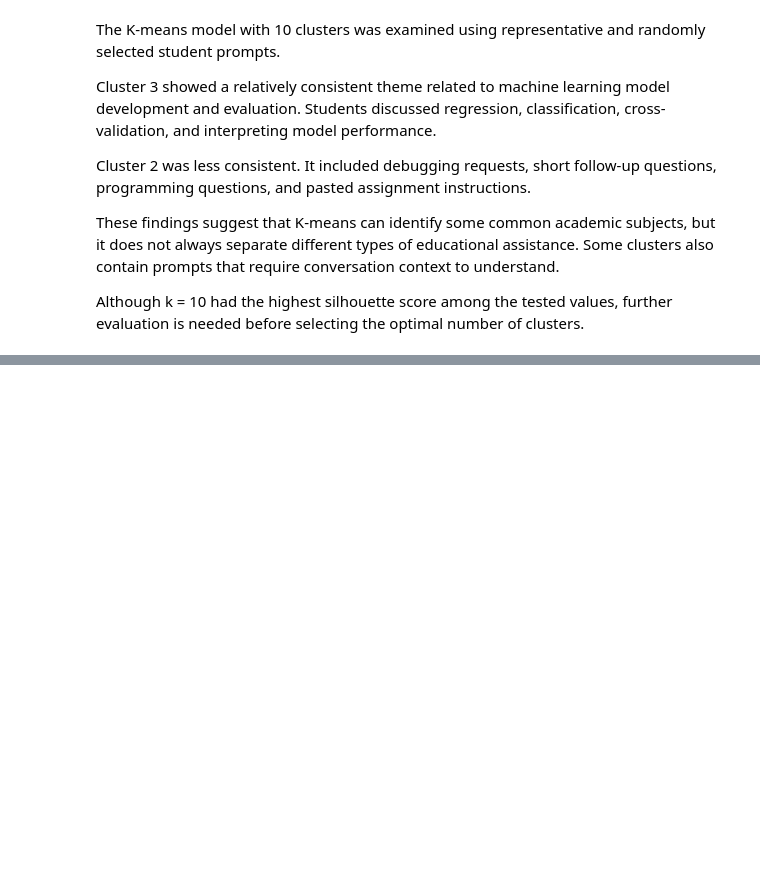
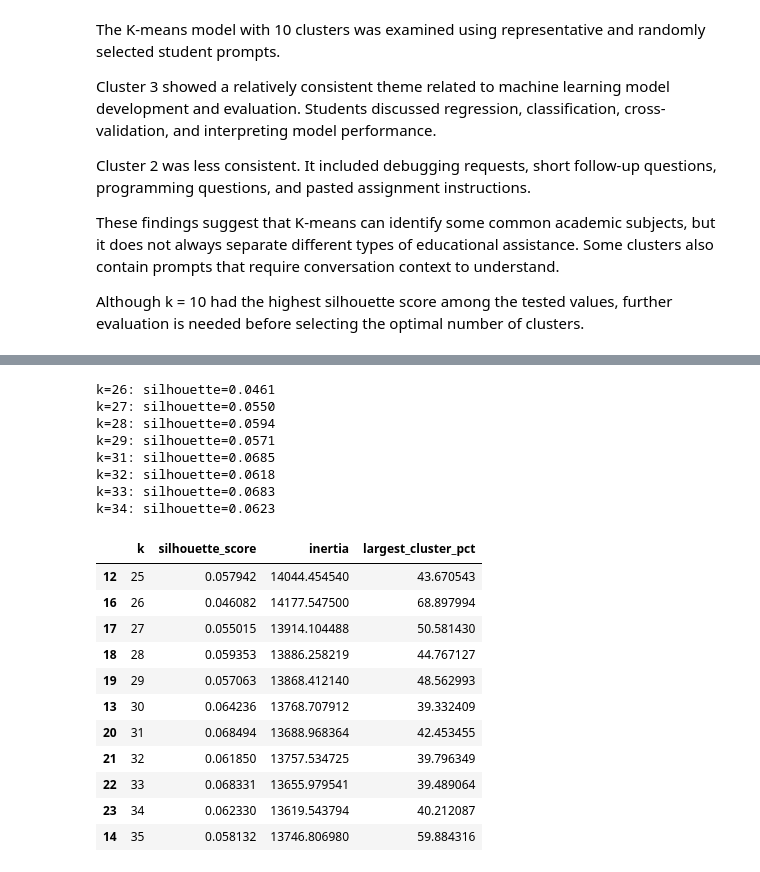
Before and after one commit to papoochu/student-ai-learning-analysis, a Jupyter notebook: notebooks/dataset_exploration.ipynb, the cells around one changed output, grey strips where cells are left out. Saved outputs shown, nothing was run; the diff lists cells and outputs as text; code cells hidden in the pictures; blank space fills up the shorter version.

```diff
--- a/notebooks/dataset_exploration.ipynb
+++ b/notebooks/dataset_exploration.ipynb
@@ -1217,0 +1333,72 @@ Although k = 10 had the highest silhouette score among the tested values, furthe
+# %%
+
+# Refine K-means search around k = 30
+refined_k_values = [26, 27, 28, 29, 31, 32, 33, 34]
+
+refined_results = []
+
+for k in refined_k_values:
+    model = KMeans(
+        n_clusters=k,
+        random_state=42,
+        n_init=10
+    )
+
+    labels = model.fit_predict(X_tfidf)
+
+    # Evaluate using the same 2,000 sampled documents
+    sampled_labels = labels[sample_indices]
+
+    score = silhouette_score(
+        X_sample,
+        sampled_labels,
+        metric="euclidean"
+    )
+
+    refined_results.append({
+        "k": k,
+        "silhouette_score": score,
+        "inertia": model.inertia_,
+        "largest_cluster_pct":
+            np.bincount(labels).max() / len(labels) * 100
+    })
+
+    print(f"k={k}: silhouette={score:.4f}")
+
+refined_evaluation = pd.DataFrame(refined_results)
+
+# Combine all experiments
+all_evaluation = pd.concat(
+    [all_evaluation, refined_evaluation],
+    ignore_index=True
+).drop_duplicates(subset="k", keep="last")
+
+all_evaluation = all_evaluation.sort_values("k")
+
+# Show only the refined region
+display(
+    all_evaluation[
+        all_evaluation["k"].between(25, 35)
+    ]
+)
+# %% [output]
+k=26: silhouette=0.0461
+k=27: silhouette=0.0550
+k=28: silhouette=0.0594
+k=29: silhouette=0.0571
+k=31: silhouette=0.0685
+k=32: silhouette=0.0618
+k=33: silhouette=0.0683
+k=34: silhouette=0.0623
+|  | k | silhouette_score | inertia | largest_cluster_pct |
+| 12 | 25 | 0.057942 | 14044.454540 | 43.670543 |
+| 16 | 26 | 0.046082 | 14177.547500 | 68.897994 |
+| 17 | 27 | 0.055015 | 13914.104488 | 50.581430 |
+| 18 | 28 | 0.059353 | 13886.258219 | 44.767127 |
+| 19 | 29 | 0.057063 | 13868.412140 | 48.562993 |
+| 13 | 30 | 0.064236 | 13768.707912 | 39.332409 |
+| 20 | 31 | 0.068494 | 13688.968364 | 42.453455 |
+| 21 | 32 | 0.061850 | 13757.534725 | 39.796349 |
+| 22 | 33 | 0.068331 | 13655.979541 | 39.489064 |
+| 23 | 34 | 0.062330 | 13619.543794 | 40.212087 |
+| 14 | 35 | 0.058132 | 13746.806980 | 59.884316 |
```
Also changed, not shown: parts of 19 cells of this notebook.
